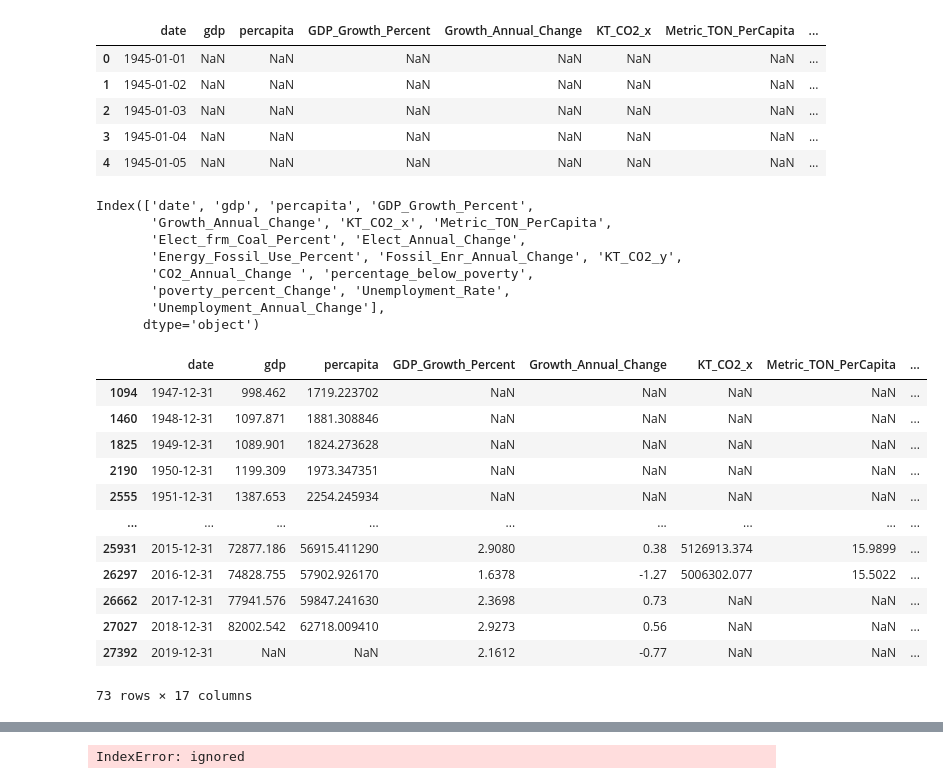
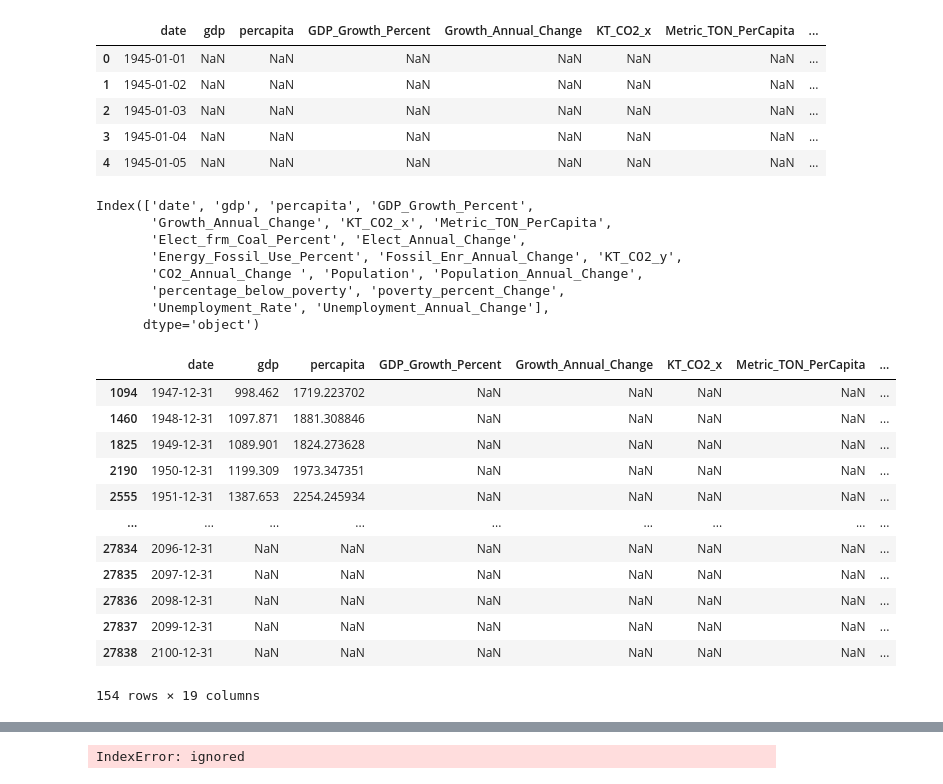
Before and after one commit to raghavadevarajeurs/DeepLearning, a Jupyter notebook: Assignment1/Machine_Learning_KMeans.ipynb, the cells around one changed output, grey strips where cells are left out. Drawn from its saved outputs; the diff is of its cells as text; code cells hidden in the pictures.

```diff
--- a/Assignment1/Machine_Learning_KMeans.ipynb
+++ b/Assignment1/Machine_Learning_KMeans.ipynb
@@ -180,7 +180,7 @@ memory usage: 217.0+ KB
 def combine_data(initFrame, data):
   return initFrame.merge(data ,how='outer',left_on='date', right_on='date')
 # %%
-for data in [gdp_data,gdp_growth_data,co2_emissions_data,coal_usage_data,fossil_fuel_data,greenhouse_data,poverty_data,unemployment_data]:
+for data in [gdp_data,gdp_growth_data,co2_emissions_data,coal_usage_data,fossil_fuel_data,greenhouse_data,population_data, poverty_data,unemployment_data]:
   df = combine_data(df, data)
 
 df.head()
@@ -198,33 +198,34 @@ Index(['date', 'gdp', 'percapita', 'GDP_Growth_Percent',
        'Growth_Annual_Change', 'KT_CO2_x', 'Metric_TON_PerCapita',
        'Elect_frm_Coal_Percent', 'Elect_Annual_Change',
        'Energy_Fossil_Use_Percent', 'Fossil_Enr_Annual_Change', 'KT_CO2_y',
-       'CO2_Annual_Change ', 'percentage_below_poverty',
-       'poverty_percent_Change', 'Unemployment_Rate',
-       'Unemployment_Annual_Change'],
+       'CO2_Annual_Change ', 'Population', 'Population_Annual_Change',
+       'percentage_below_poverty', 'poverty_percent_Change',
+       'Unemployment_Rate', 'Unemployment_Annual_Change'],
       dtype='object')
 # %%
-column_names = ['gdp', 'percapita','GDP_Growth_Percent', 'Growth_Annual_Change', 'KT_CO2_x',
-       'Metric_TON_PerCapita', 'Elect_frm_Coal_Percent', 'Elect_Annual_Change',
+column_names = ['gdp', 'percapita', 'GDP_Growth_Percent',
+       'Growth_Annual_Change', 'KT_CO2_x', 'Metric_TON_PerCapita',
+       'Elect_frm_Coal_Percent', 'Elect_Annual_Change',
        'Energy_Fossil_Use_Percent', 'Fossil_Enr_Annual_Change', 'KT_CO2_y',
-       'CO2_Annual_Change ', 'percentage_below_poverty',
-       'poverty_percent_Change', 'Unemployment_Rate',
-       'Unemployment_Annual_Change']
+       'CO2_Annual_Change ', 'Population', 'Population_Annual_Change',
+       'percentage_below_poverty', 'poverty_percent_Change',
+       'Unemployment_Rate', 'Unemployment_Annual_Change']
 df = df.dropna(subset=column_names, how='all')
 df.head(200)
 # %% [output]
 |  | date | gdp | percapita | GDP_Growth_Percent | Growth_Annual_Change | KT_CO2_x | Metric_TON_PerCapita | ... |
 | 1094 | 1947-12-31 | 998.462 | 1719.223702 | NaN | NaN | NaN | NaN | ... |
 | 1460 | 1948-12-31 | 1097.871 | 1881.308846 | NaN | NaN | NaN | NaN | ... |
 | 1825 | 1949-12-31 | 1089.901 | 1824.273628 | NaN | NaN | NaN | NaN | ... |
 | 2190 | 1950-12-31 | 1199.309 | 1973.347351 | NaN | NaN | NaN | NaN | ... |
 | 2555 | 1951-12-31 | 1387.653 | 2254.245934 | NaN | NaN | NaN | NaN | ... |
 | ... | ... | ... | ... | ... | ... | ... | ... | ... |
-| 25931 | 2015-12-31 | 72877.186 | 56915.411290 | 2.9080 | 0.38 | 5126913.374 | 15.9899 | ... |
-| 26297 | 2016-12-31 | 74828.755 | 57902.926170 | 1.6378 | -1.27 | 5006302.077 | 15.5022 | ... |
-| 26662 | 2017-12-31 | 77941.576 | 59847.241630 | 2.3698 | 0.73 | NaN | NaN | ... |
-| 27027 | 2018-12-31 | 82002.542 | 62718.009410 | 2.9273 | 0.56 | NaN | NaN | ... |
-| 27392 | 2019-12-31 | NaN | NaN | 2.1612 | -0.77 | NaN | NaN | ... |
+| 27834 | 2096-12-31 | NaN | NaN | NaN | NaN | NaN | NaN | ... |
+| 27835 | 2097-12-31 | NaN | NaN | NaN | NaN | NaN | NaN | ... |
+| 27836 | 2098-12-31 | NaN | NaN | NaN | NaN | NaN | NaN | ... |
+| 27837 | 2099-12-31 | NaN | NaN | NaN | NaN | NaN | NaN | ... |
+| 27838 | 2100-12-31 | NaN | NaN | NaN | NaN | NaN | NaN | ... |
-73 rows × 17 columns
+154 rows × 19 columns
 # %%
 def fill_na(initialFrame, cols):
   return initialFrame[cols].fillna(initialFrame[cols].mean())
```
Also changed, not shown: parts of 6 cells of this notebook.
